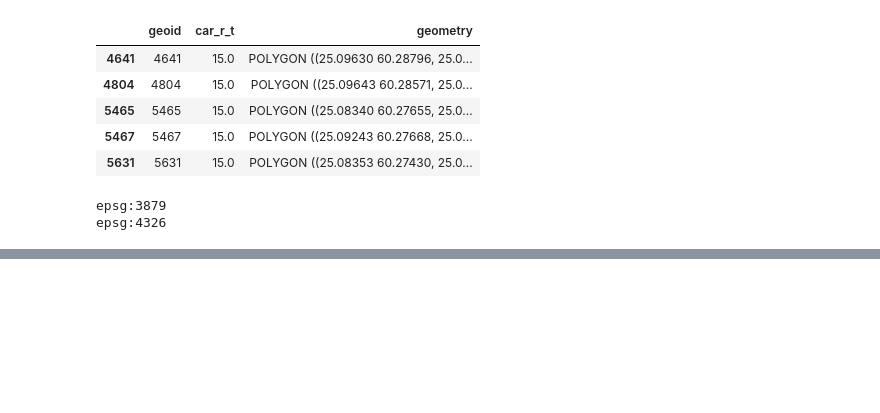
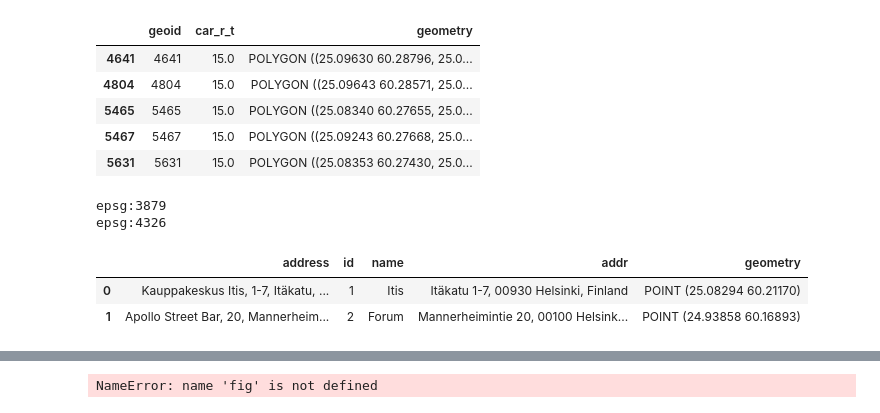
Before and after one commit to AutoGIS-2020/exercise-5-tuulri, a Jupyter notebook: exercise_5_problem2.ipynb, the cells around one changed output, grey strips where cells are left out. Cells and saved outputs as stored; diff of their text form; code cells hidden in the pictures; blank space fills up the shorter version.

```diff
--- a/exercise_5_problem2.ipynb
+++ b/exercise_5_problem2.ipynb
@@ -151 +148,7 @@ fi_points_gjson = folium.features.GeoJson(forum_itis, name="Shopping centers")
+# %%
+forum_itis.head()
+# %% [output]
+|  | address | id | name | addr | geometry |
+| 0 | Kauppakeskus Itis, 1-7, Itäkatu, ... | 1 | Itis | Itäkatu 1-7, 00930 Helsinki, Finland | POINT (25.08294 60.21170) |
+| 1 | Apollo Street Bar, 20, Mannerheim... | 2 | Forum | Mannerheimintie 20, 00100 Helsink... | POINT (24.93858 60.16893) |
 # %%
@@ -188,3 +222,12 @@ fi_points_gjson.add_to(m)
 m
 # %% [output]
 [interactive output not drawn]
+# %%
+# Save html map into docs folder
+import os
+myfp = r'docs'
+figname ='Traveltimes_Forum_Itis_under15min.html'
+outfp = os.path.join(myfp, figname)
+fig.savefig(outfp)
+# %% [output]
+NameError: name 'fig' is not defined
```
Also changed, not shown: parts of 3 cells of this notebook.
